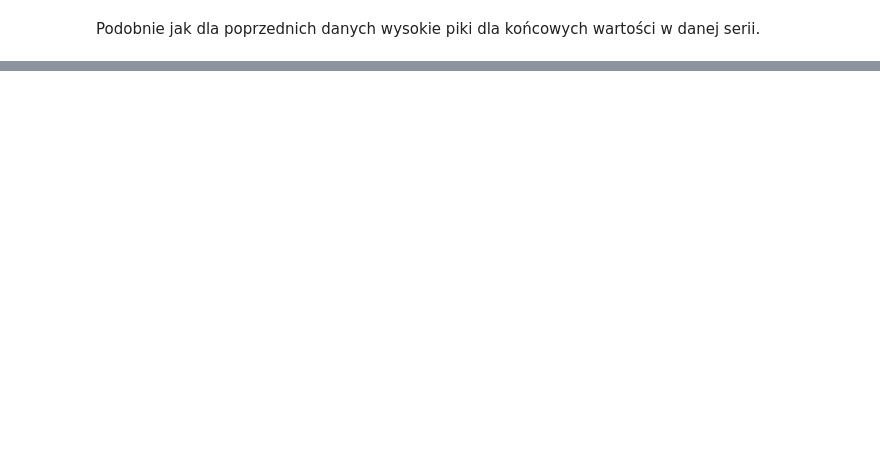
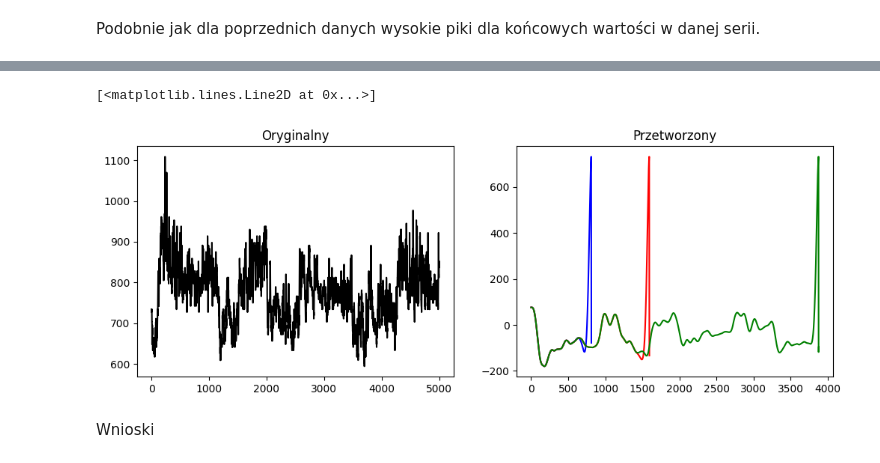
Before and after one commit to Caitlin506/SATFD, a Jupyter notebook: satfd1.ipynb, the cells around one changed output, grey strips where cells are left out. Drawn from its saved outputs; the diff is of its cells as text; code cells hidden in the pictures; blank space fills up the shorter version.

```diff
--- a/satfd1.ipynb
+++ b/satfd1.ipynb
@@ -76,0 +110,25 @@ Podobnie jak dla poprzednich danych wysokie piki dla końcowych wartości w dane
+# %%
+nsr002_1000=pd.read_csv("/content/sample_data/nsr002.txt_N.csv",nrows=1000)
+nsr002_2000=pd.read_csv("/content/sample_data/nsr002.txt_N.csv",nrows=2000)
+nsr002_5000=pd.read_csv("/content/sample_data/nsr002.txt_N.csv",nrows=5000)
+nsr002_1000=np.array(nsr002_1000)
+nsr002_2000=np.array(nsr002_2000)
+nsr002_5000=np.array(nsr002_5000)
+# %%
+rri2_detrended12 = smoothness_priors(rri=nsr002_1000,l=500,fs=1)
+rri2_detrended22 = smoothness_priors(rri=nsr002_2000,l=500,fs=1)
+rri2_detrended52 = smoothness_priors(rri=nsr002_5000,l=500,fs=1)
+# %%
+fig, (ax1, ax2) = plt.subplots(1, 2, figsize = (12,4))
+ax1.set_title("Oryginalny")
+ax2.set_title("Przetworzony")
+
+ax2.plot(rri2_detrended12[0],color="blue")
+ax2.plot(rri2_detrended22[0],color="red")
+ax2.plot(rri2_detrended52[0],color="green")
+ax1.plot(nsr002_5000, color="black", label='original')
+# %% [output]
+[<matplotlib.lines.Line2D at 0x...>]
+[figure, added]
+# %% [markdown]
+Wnioski
```
Also changed, not shown: parts of 12 cells of this notebook.
